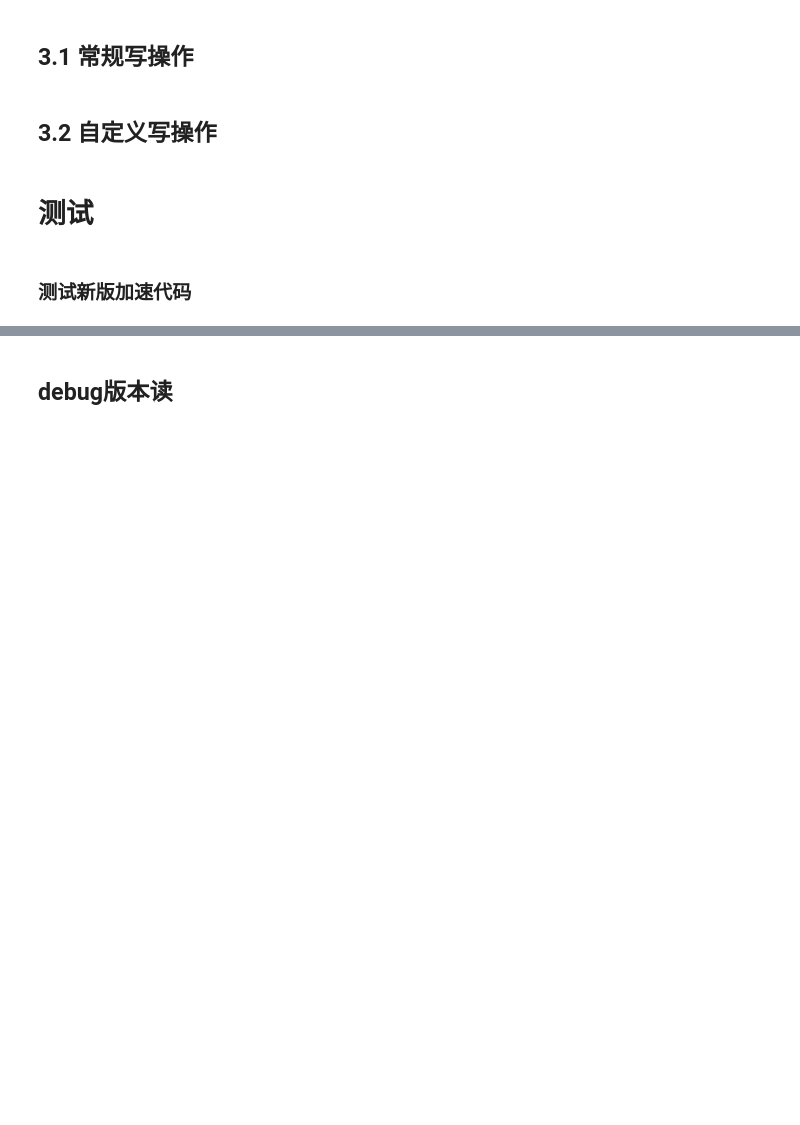
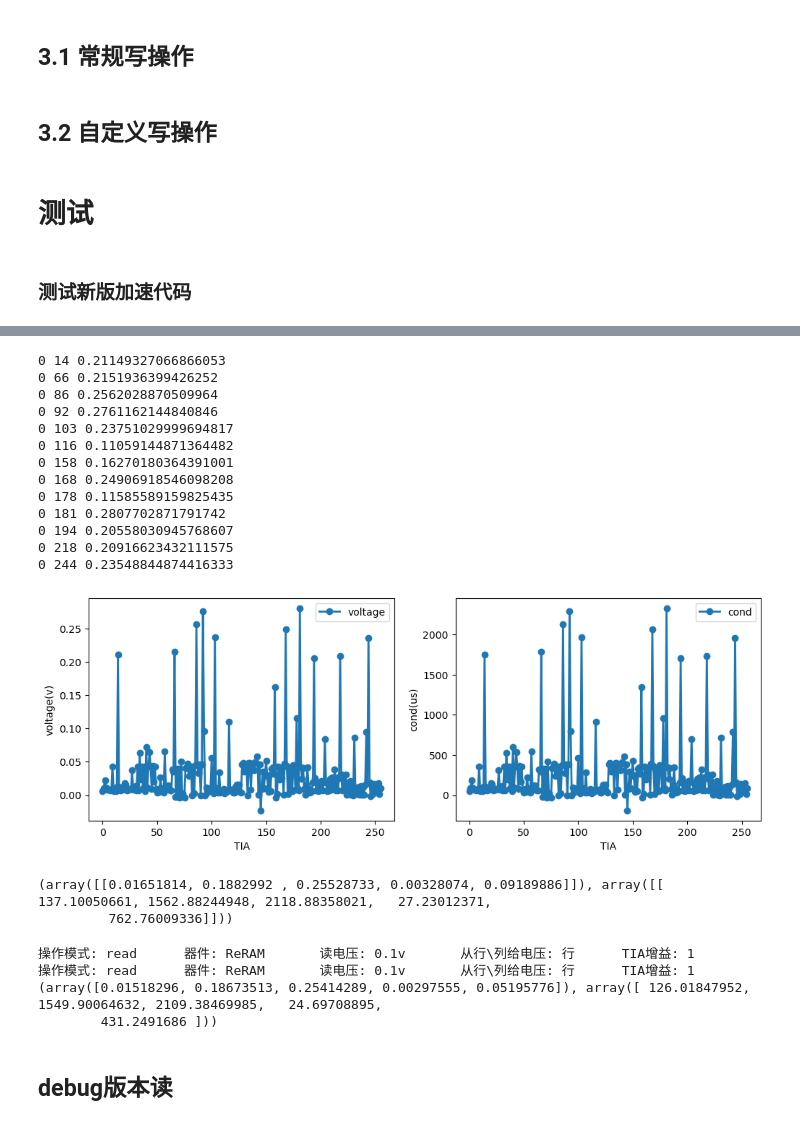
Before and after one commit to bei-meng/host_computer, a Jupyter notebook: 读写操作.ipynb, the cells around one changed output, grey strips where cells are left out. Cells and saved outputs as stored; diff of their text form; code cells hidden in the pictures; blank space fills up the shorter version.

```diff
--- a/读写操作.ipynb
+++ b/读写操作.ipynb
@@ -251,2 +205,46 @@ for i in range(50):
+# %%
+chip.set_op_mode2(read=True,row=True)
+chip.set_tia_gain(1)
+vres,cres = chip.read2(row_index=[0],col_index=[i for i in range(256)],read_voltage=0.1,tg=5,check_tia=True,sum=False)
+
+row, col = vres.shape
+for i in range(row):
+    for j in range(col):
+        if vres[i,j]>0.1:
+            print(i,j,vres[i,j])
+plot_v_cond(vres[0],cres[0])
+# %% [output]
+0 14 0.21149327066866053
+0 66 0.2151936399426252
+0 86 0.2562028870509964
+0 92 0.2761162144840846
+0 103 0.23751029999694817
+0 116 0.11059144871364482
+0 158 0.16270180364391001
+0 168 0.24906918546098208
+0 178 0.11585589159825435
+0 181 0.2807702871791742
+0 194 0.20558030945768607
+0 218 0.20916623432111575
+0 244 0.23548844874416333
+[figure, added]
+# %%
+# chip.set_op_mode2(read=True,row=True)
+# chip.set_tia_gain(1)
+print(chip.read2(row_index=[0],col_index=[2,34,66,98,130],read_voltage=0.1,tg=5))
+# %% [output]
+(array([[0.01651814, 0.1882992 , 0.25528733, 0.00328074, 0.09189886]]), array([[ 137.10050661, 1562.88244948, 2118.88358021,   27.23012371,
+         762.76009336]]))
+# %%
+chip.set_op_mode(read=True,row=True)
+chip.set_dac_read_V(0.1,tg=5)
+chip.set_tia_gain(1)
+print(chip.get_setting_info())
+print(chip.read(row_index=[0],col_index=[2,34,66,98,130]))
+# %% [output]
+操作模式: read      器件: ReRAM       读电压: 0.1v       从行\列给电压: 行      TIA增益: 1
+操作模式: read      器件: ReRAM       读电压: 0.1v       从行\列给电压: 行      TIA增益: 1
+(array([0.01518296, 0.18673513, 0.25414289, 0.00297555, 0.05195776]), array([ 126.01847952, 1549.90064632, 2109.38469985,   24.69708895,
+        431.2491686 ]))
 # %% [markdown]
 ## debug版本读
```
Also changed, not shown: parts of 20 cells of this notebook, 6 other files.
